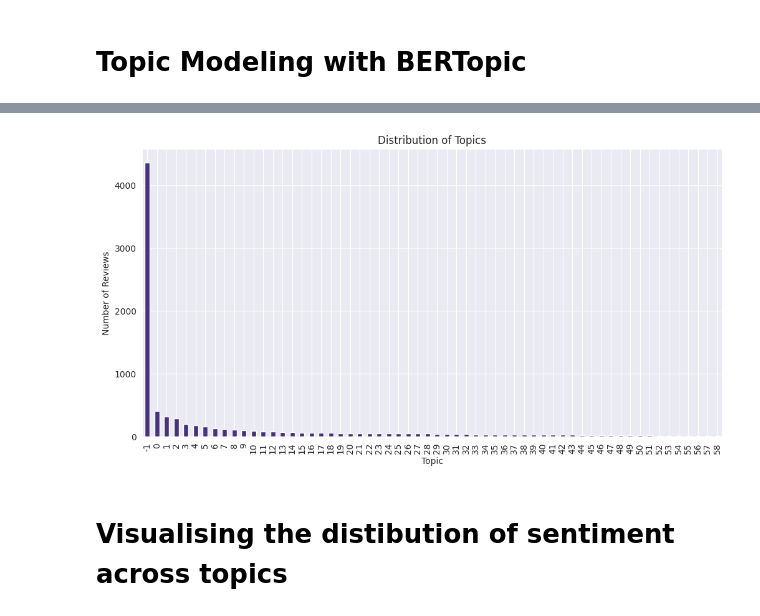
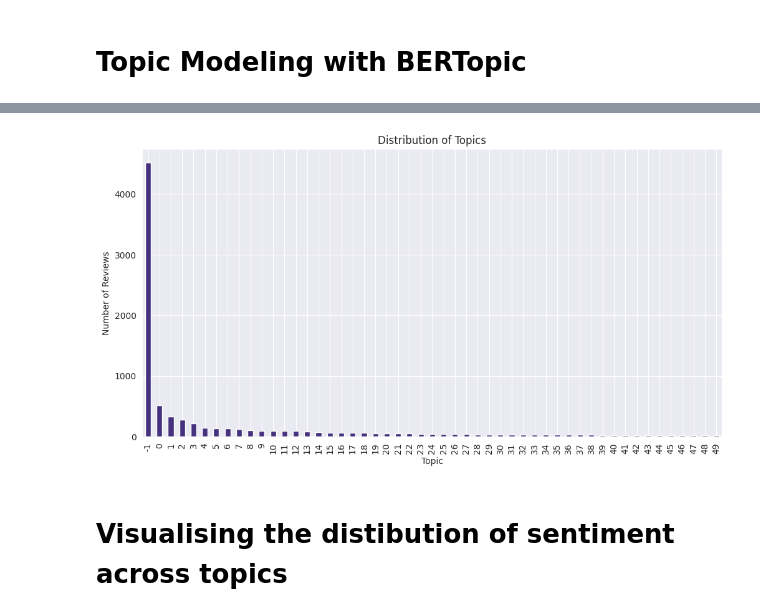
Before and after one commit to harshamathew1/Sentiment_analysis, a Jupyter notebook: project.ipynb, the cells around one changed output, grey strips where cells are left out. Cells and saved outputs as stored; diff of their text form; code cells hidden in the pictures.

```diff
--- a/project.ipynb
+++ b/project.ipynb
@@ -131,7 +132,3 @@ df['Overall_Rating'].value_counts()
 | 5 | 830 |
 | 6 | 676 |
 dtype: int64
-# %%
-# Replacing n with 0
-df['Overall_Rating'] = df['Overall_Rating'].replace('n', '0')
-df['Overall_Rating'].value_counts()
@@ -151,0 +135,11 @@ dtype: int64
+# %%
+# Converting 'Overall_Rating' to numeric
+df['Overall_Rating'] = pd.to_numeric(df['Overall_Rating'], errors='coerce')
+
+# Calculating the median of the 'Overall_Rating' column
+median_value = df['Overall_Rating'].median()
+
+# Replacing NaN with the median value
+df['Overall_Rating'].fillna(median_value, inplace=True)
+
+df['Overall_Rating'].value_counts()
@@ -435,3 +437,16 @@ print(df[['Cleaned_Review', 'sentiment_score', 'sentiment']].head())
 2  positive
 4  positive
 5  negative
+# %%
+# Initializing label encoder
+label_encoder_sentiment = LabelEncoder()
+label_encoder_recommended = LabelEncoder()
+label_encoder_verified = LabelEncoder()
+
+# Encoding the sentiment labels
+df['sentiment_encoded'] = label_encoder_sentiment.fit_transform(df['sentiment'])
+print("Sentiment classes:", label_encoder_sentiment.classes_)
+
+# Encoding other categorical columns
+df['Recommended'] = label_encoder_recommended.fit_transform(df['Recommended'])
+df['Verified'] = label_encoder_verified.fit_transform(df['Verified'])
@@ -563,10 +584,6 @@ dominant_topic
 [figure]
 # %% [markdown]
 # Sentiment Analysis with BERT
-# %%
-# Encoding the sentiment labels into numerical form
-label_encoder = LabelEncoder()
-df['sentiment_encoded'] = label_encoder.fit_transform(df['sentiment'])
 # %%
 # Spliting the data for training and testing
 X_train, X_test, y_train, y_test = train_test_split(df['Review'],
@@ -716,35 +737,35 @@ Requirement already satisfied: mpmath<1.4,>=1.1.0 in /usr/local/lib/python3.10/d
 # %%
 reviews = df['Cleaned_Review'].tolist()
 n_topics =40 # no.of topics
 # Parameter tuning
 tokenizer = BertTokenizer.from_pretrained('bert-base-uncased')
 embedding_model = SentenceTransformer("all-MiniLM-L6-v2")
 umap_model = UMAP(n_neighbors=15, n_components=n_topics, metric='cosine')
 
 # Initialising BERTopic
 topic_model = BERTopic(
     embedding_model=embedding_model,
     umap_model=umap_model,
     n_gram_range=(1, 3),
-    min_topic_size=13,
+    min_topic_size=15,
     top_n_words=10
 )
 
 # Fitting the model and transforming reviews into topics
 topics, probs = topic_model.fit_transform(reviews)
 
 # Adding topics to the DataFrame
 df['Topic'] = topics
 
-# Step 6: Visualize the distribution of topics
+# Visualizing the distribution of topics
 topic_distribution = df['Topic'].value_counts()
 topic_distribution.plot(kind='bar', figsize=(12, 6))
 plt.title('Distribution of Topics')
 plt.xlabel('Topic')
 plt.ylabel('Number of Reviews')
 plt.show()
 # %% [output]
-[figure, old version]
+[figure, new version]
 # %% [markdown]
 # Visualising the distibution of sentiment across topics
 # %%
```
Also changed, not shown: parts of 22 cells of this notebook.
